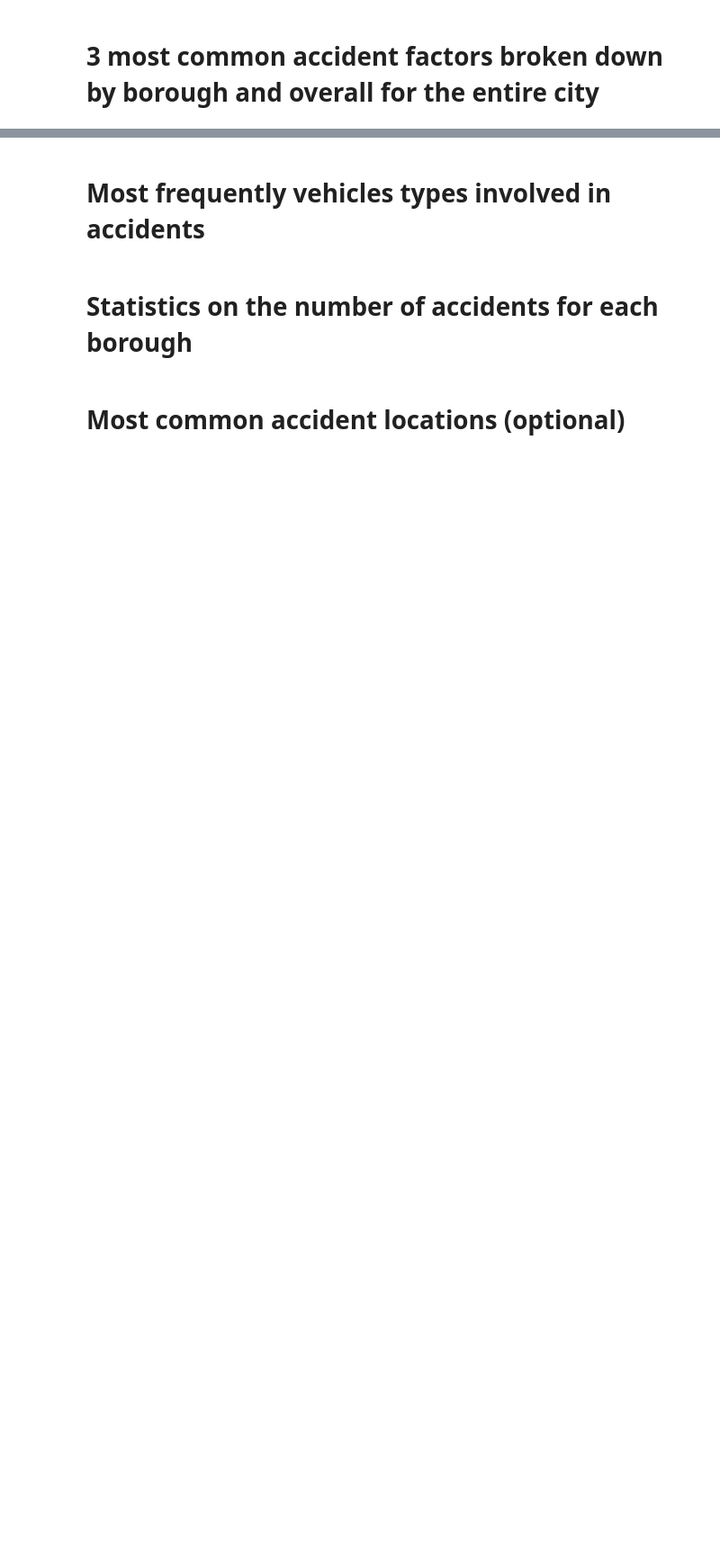
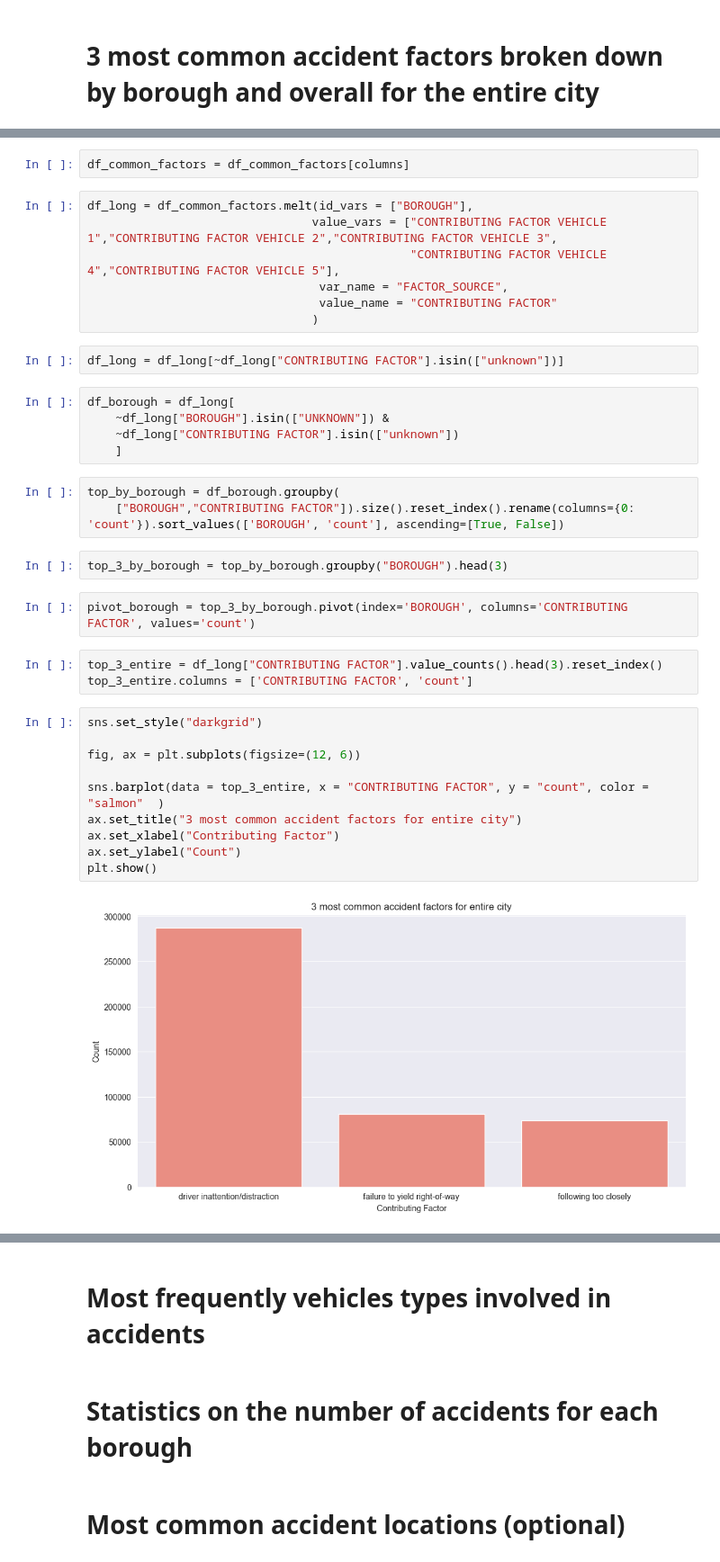
Before and after one commit to IgorGarlej/nyc-traffic-accident-analysis, a Jupyter notebook: notebooks/02.Analysis.ipynb, the cells around one changed output, grey strips where cells are left out. Shown at 90% size. Cells and saved outputs as stored; diff of their text form; blank space fills up the shorter version.

Commit message:
3 most common accident factors

```diff
--- a/notebooks/02.Analysis.ipynb
+++ b/notebooks/02.Analysis.ipynb
@@ -188,0 +195,38 @@ plt.show()
+# %%
+df_common_factors = df_common_factors[columns]
+# %%
+df_long = df_common_factors.melt(id_vars = ["BOROUGH"],
+                                value_vars = ["CONTRIBUTING FACTOR VEHICLE 1","CONTRIBUTING FACTOR VEHICLE 2","CONTRIBUTING FACTOR VEHICLE 3",
+                                              "CONTRIBUTING FACTOR VEHICLE 4","CONTRIBUTING FACTOR VEHICLE 5"],
+                                 var_name = "FACTOR_SOURCE",
+                                 value_name = "CONTRIBUTING FACTOR"
+                                )
+# %%
+df_long = df_long[~df_long["CONTRIBUTING FACTOR"].isin(["unknown"])]
+# %%
+df_borough = df_long[
+    ~df_long["BOROUGH"].isin(["UNKNOWN"]) &
+    ~df_long["CONTRIBUTING FACTOR"].isin(["unknown"])
+    ]
+# %%
+top_by_borough = df_borough.groupby(
+    ["BOROUGH","CONTRIBUTING FACTOR"]).size().reset_index().rename(columns={0: 'count'}).sort_values(['BOROUGH', 'count'], ascending=[True, False])
+# %%
+top_3_by_borough = top_by_borough.groupby("BOROUGH").head(3)
+# %%
+pivot_borough = top_3_by_borough.pivot(index='BOROUGH', columns='CONTRIBUTING FACTOR', values='count')
+# %%
+top_3_entire = df_long["CONTRIBUTING FACTOR"].value_counts().head(3).reset_index()
+top_3_entire.columns = ['CONTRIBUTING FACTOR', 'count']
+# %%
+sns.set_style("darkgrid")
+
+fig, ax = plt.subplots(figsize=(12, 6))
+
+sns.barplot(data = top_3_entire, x = "CONTRIBUTING FACTOR", y = "count", color = "salmon"  )
+ax.set_title("3 most common accident factors for entire city")
+ax.set_xlabel("Contributing Factor")
+ax.set_ylabel("Count")
+plt.show()
+# %% [output]
+[figure, added]
```
Also changed, not shown: parts of 6 cells of this notebook.
